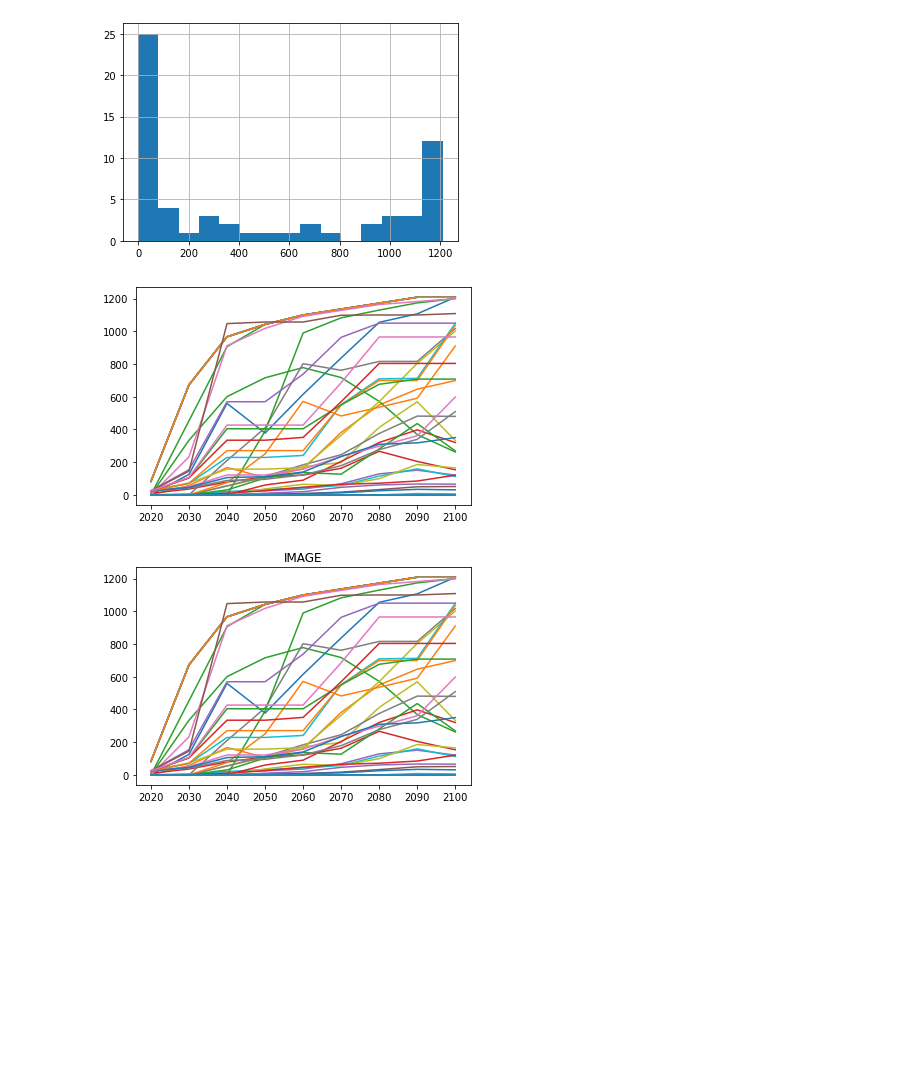
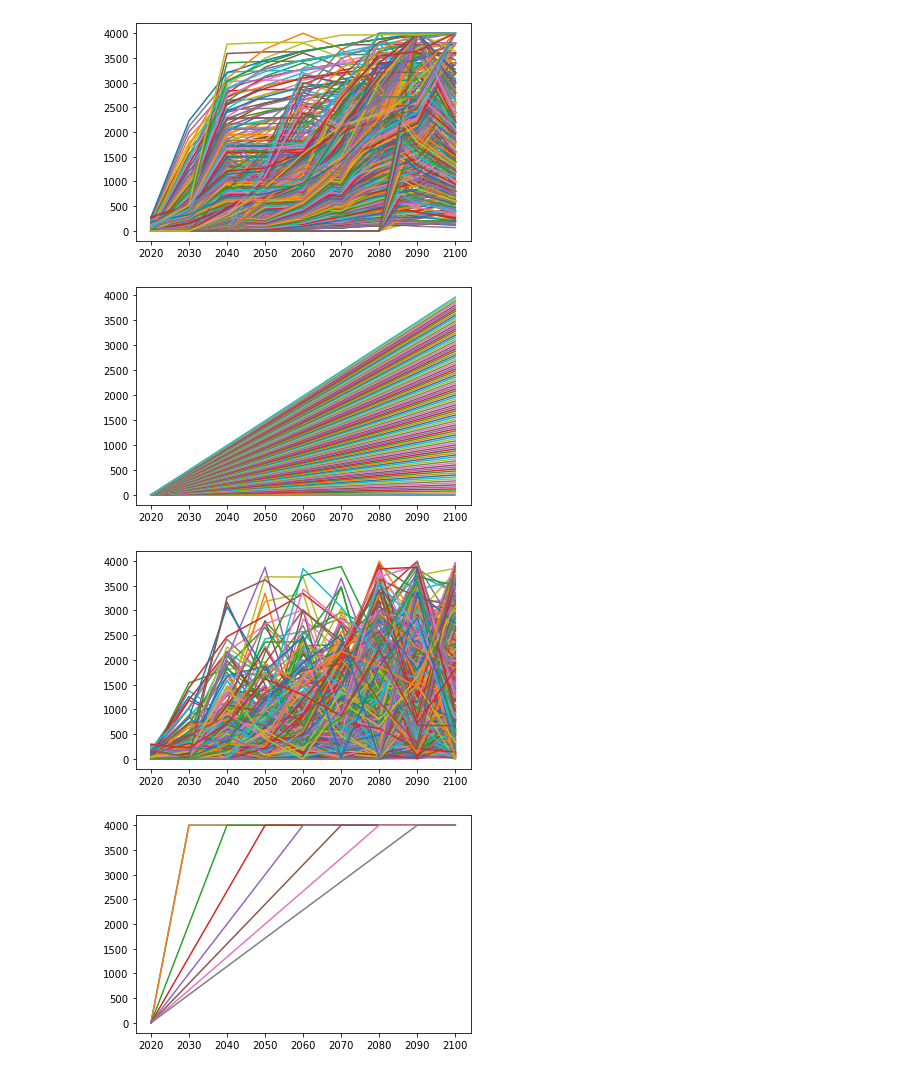
Before and after one commit to TVHTE/PBL_Code, a Jupyter notebook: Emulator/main.ipynb, the cells around one changed output. Drawn from its saved outputs; the diff is of its cells as text; code cells hidden in the pictures; blank space fills up the shorter version.

Commit message:
IAMC filtered

```diff
--- a/Emulator/main.ipynb
+++ b/Emulator/main.ipynb
@@ -38,6 +39,9 @@ load data
 
 PATH = 'C:/Users/toonv/Documents/PBL/Data/cost curves/'
 PATH_IAMC = 'C:/Users/toonv/Documents/PBL/Data/IAMC_paths/'
+PATH_IAMC_MYM = 'C:/Users/toonv/Documents/PBL/Data/IAMC_paths_mym/'
+PATH_IAMC_CSV = 'C:/Users/toonv/Documents/PBL/Data/IAMC_paths_csv/'
+
 FILENAME_LIN = 'costcurve_co2_linear.dat'
 FILENAME_CUBIC = 'costcurve_co2_cubic.dat'
 FILENAME_CUBICROOT = 'costcurve_co2_cubicroot.dat'
@@ -69,4 +65,8 @@ IAMC_database = pd.read_excel(PATH_IAMC + FILENAME_IAMC, sheet_name='data')
 # %%
+"""
+prepare data from IAMC database
+"""
+
 reload(IAMC)
 
 YEAR_STEP = 10
@@ -74,17 +74,29 @@ MAX_CTAX = 4000
 BINS = 15
 MODELS = ['IMAGE']
 STEP_CTAX = 200
+MAX_RAND = 2
 
 raw_data = IAMC.IAMC(IAMC_database)
 
-carbon_prices, models_ctax = raw_data.filter_iamc(year_step, 'Price|Carbon', MAX_CTAX, MODELS)
+carbon_prices, models_ctax = raw_data.filter_iamc(YEAR_STEP, 'Price|Carbon', MAX_CTAX, MODELS)
 # mean_temp, models_temp = raw_data.filter_iamc(year_step, 'AR5 climate diagnostics|Temperature|Global Mean|MAGICC6|MED',
 #                                               MAX_CTAX, MODELS)
 
-carbon_prices['2100'].hist(bins=BINS)
-raw_data.plot_iamc(carbon_prices)
+# scaled and lin ctax
+scaled_ctax_paths = raw_data.scale_ctax(STEP_CTAX)
+lin_ctax_paths = raw_data.get_linear(MAX_CTAX)
+sparse_ctax_paths = raw_data.sparse_linear(MAX_CTAX)
+random_ctax_paths = raw_data.get_random(MAX_RAND, MAX_CTAX)
 
-# scale ctax
-raw_data.scale_ctax(STEP_CTAX)
-raw_data.prepare_mym()
+# plot paths
+raw_data.plot_ctax_paths(sparse_ctax_paths)
+
+# merged dataframe
+all_paths = raw_data.merge_all(PATH_IAMC, 'all_ctax_paths.xlsx')
+raw_data.plot_ctax_paths(all_paths)
+
+
+# save data to path
+raw_data.prepare_mym(all_paths, PATH_IAMC_MYM, PATH_IAMC_CSV, 'ctax_train_')
+all_paths.tail()
 # %% [output]
@@ -108,3 +126,4 @@ raw_data.prepare_mym()
-[figure, old version]
+[figure, new version]
-[figure, old version]
+[figure, new version]
-[figure, old version]
+[figure, new version]
+[figure, added]
```
Also changed, not shown: parts of 3 cells of this notebook, 5 other files.
